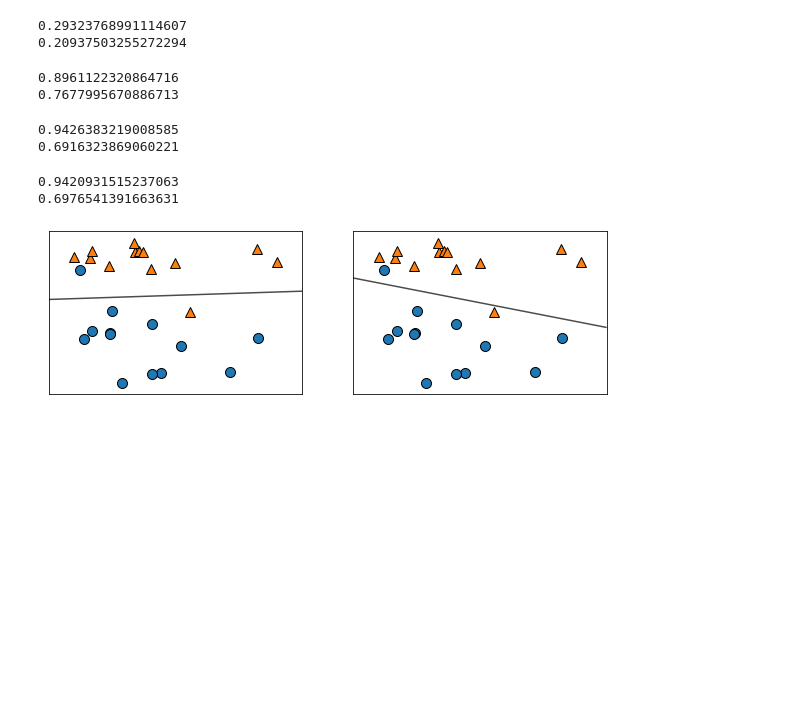
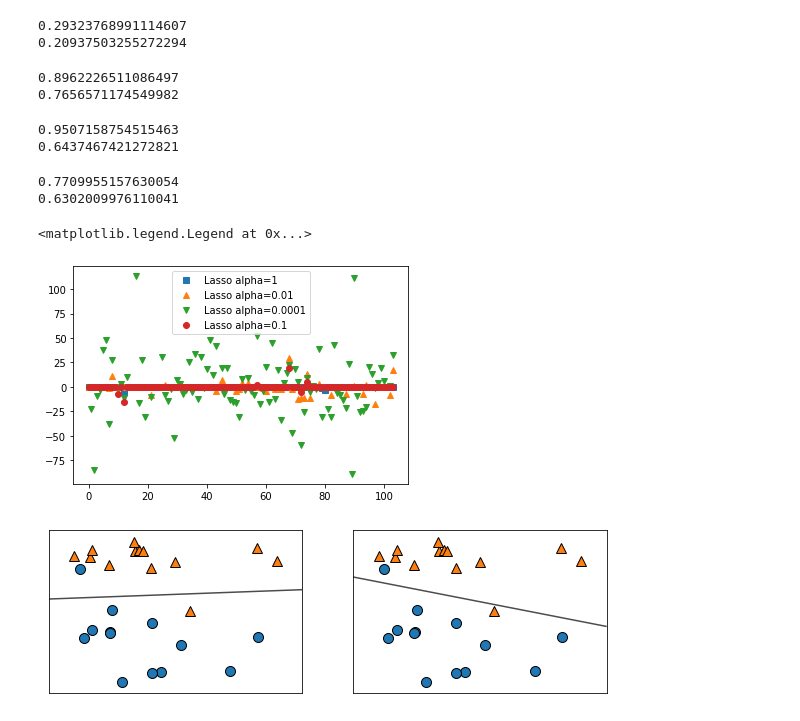
Before and after one commit to zakumann/googlecolab, a Jupyter notebook: preprocessor.ipynb, the cells around one changed output. Saved outputs shown, nothing was run; the diff lists cells and outputs as text; code cells hidden in the pictures; blank space fills up the shorter version.

```diff
--- a/preprocessor.ipynb
+++ b/preprocessor.ipynb
@@ -725,29 +722,38 @@ print(lasso.score(X_test, y_test))
 0.29323768991114607
 0.20937503255272294
 # %%
-lasso001 = Lasso(alpha=0.01).fit(X_train, y_train)
+lasso001 = Lasso(alpha=0.01, max_iter=50000).fit(X_train, y_train)
 
 print(lasso001.score(X_train, y_train))
 print(lasso001.score(X_test, y_test))
 # %% [output]
-0.8961122320864716
-0.7677995670886713
+0.8962226511086497
+0.7656571174549982
+# %%
+lasso00001 = Lasso(alpha=0.0001, max_iter=50000).fit(X_train, y_train)
+
+print(lasso00001.score(X_train, y_train))
+print(lasso00001.score(X_test, y_test))
+# %% [output]
+0.9507158754515463
+0.6437467421272821
 # %%
-lasso0 = Lasso(alpha=0).fit(X_train, y_train)
+lasso01 = Lasso(alpha=0.1).fit(X_train, y_train)
 
-print(lasso0.score(X_train, y_train))
-print(lasso0.score(X_test, y_test))
+print(lasso01.score(X_train, y_train))
+print(lasso01.score(X_test, y_test))
 # %% [output]
-0.9426383219008585
-0.6916323869060221
+0.7709955157630054
+0.6302009976110041
-# %%
-lasso00001 = Lasso(alpha=0.0001).fit(X_train, y_train)
-
-print(lasso00001.score(X_train, y_train))
-print(lasso00001.score(X_test, y_test))
-# %% [output]
-0.9420931515237063
-0.6976541391663631
+# %%
+plt.plot(lasso.coef_, 's', label='Lasso alpha=1')
+plt.plot(lasso001.coef_, '^', label='Lasso alpha=0.01')
+plt.plot(lasso00001.coef_, 'v', label='Lasso alpha=0.0001')
+plt.plot(lasso01.coef_, 'o', label='Lasso alpha=0.1')
+plt.legend()
+# %% [output]
+<matplotlib.legend.Legend at 0x...>
+[figure, added]
 # %%
 #분류에 대한 선형 모델
 from sklearn.linear_model import LogisticRegression
```
Also changed, not shown: parts of 48 cells of this notebook.
